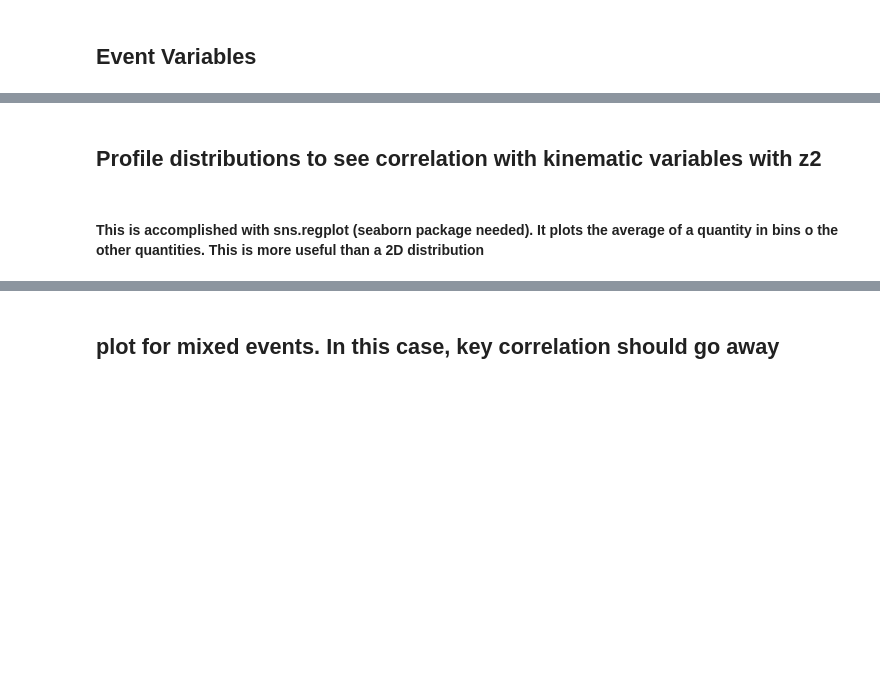
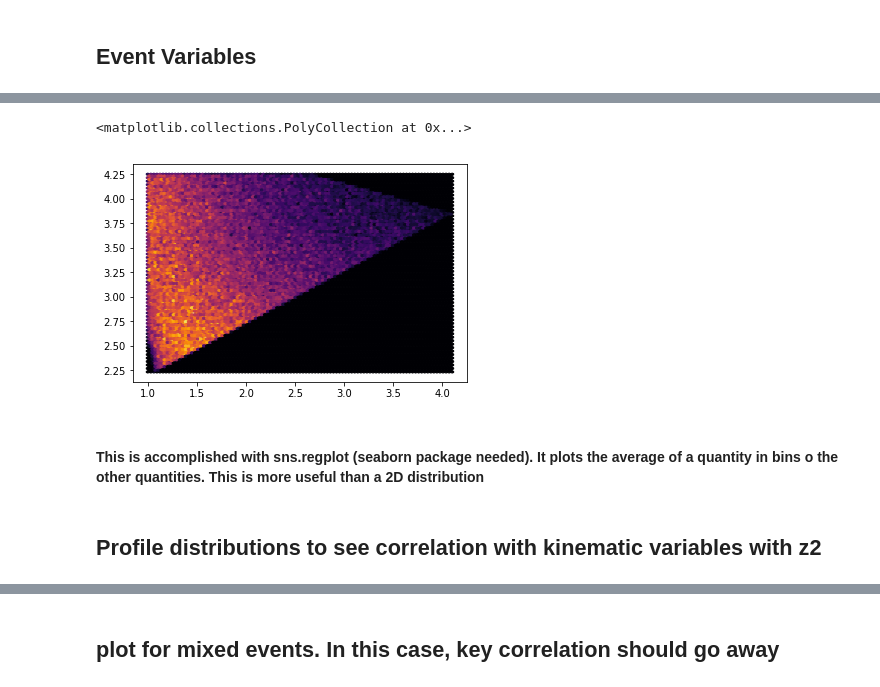
Before and after one commit to miguelignacio/eg2dihadron, a Jupyter notebook: GeneralDistributions.ipynb, the cells around one changed output, grey strips where cells are left out. Drawn from its saved outputs; the diff is of its cells as text; code cells hidden in the pictures; blank space fills up the shorter version.

```diff
--- a/GeneralDistributions.ipynb
+++ b/GeneralDistributions.ipynb
@@ -229,7 +235,12 @@ def plotEventVariables(df):
+# %%
+plt.hexbin(df_trigger['GiBUU_D_trigger']['Q2'],df_trigger['GiBUU_D_trigger']['Nu'],cmap='inferno')
+# %% [output]
+<matplotlib.collections.PolyCollection at 0x...>
+[figure, added]
+# %% [markdown]
+#### This is accomplished with sns.regplot (seaborn package needed). It plots the average of a quantity in bins o the other quantities. This is more useful than a 2D distribution
 # %% [markdown]
 ## Profile distributions to see correlation with kinematic variables with z2
-# %% [markdown]
-#### This is accomplished with sns.regplot (seaborn package needed). It plots the average of a quantity in bins o the other quantities. This is more useful than a 2D distribution
 # %%
 fig = plt.figure( figsize=(14, 5))
 
```
Also changed, not shown: parts of 19 cells of this notebook, 6 other files.
